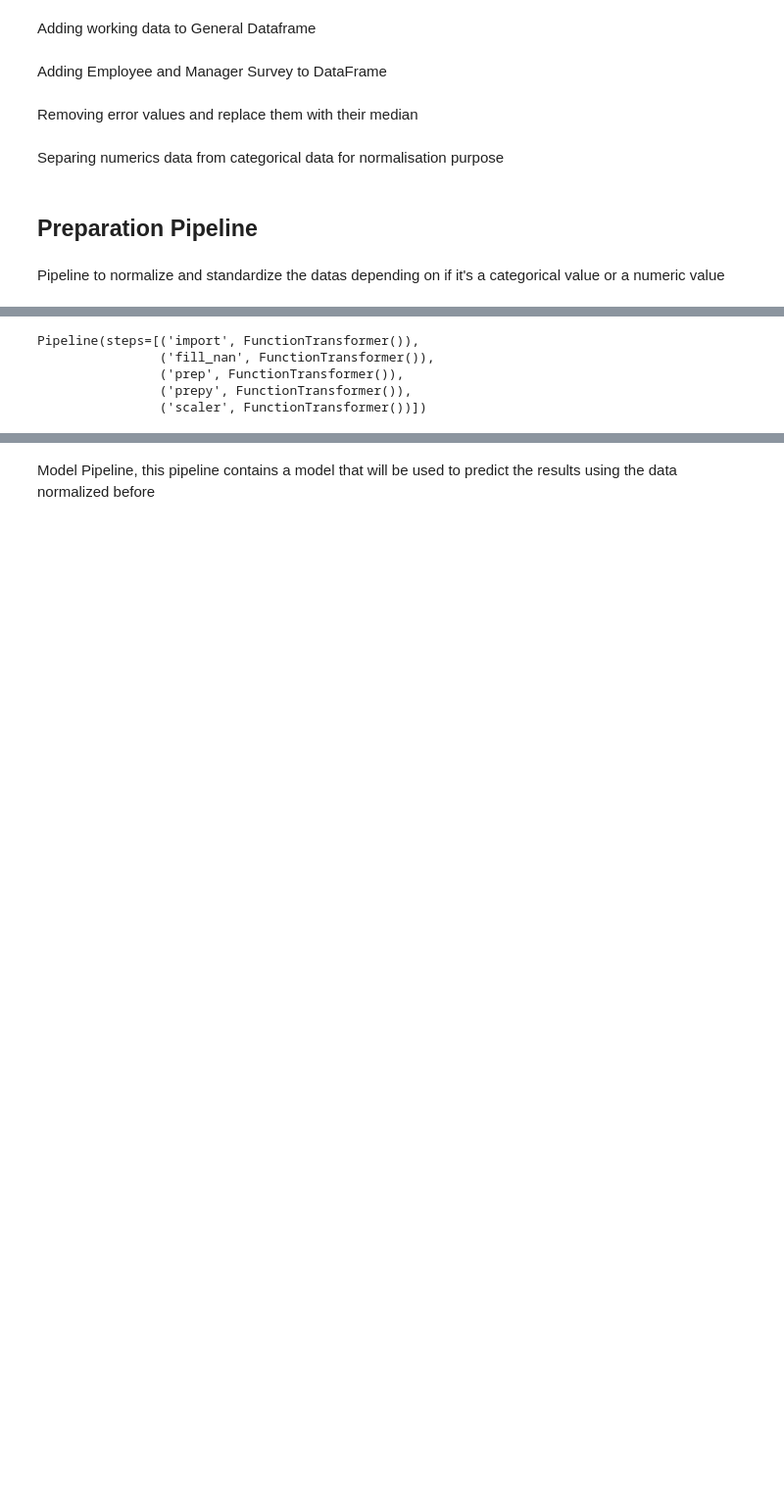
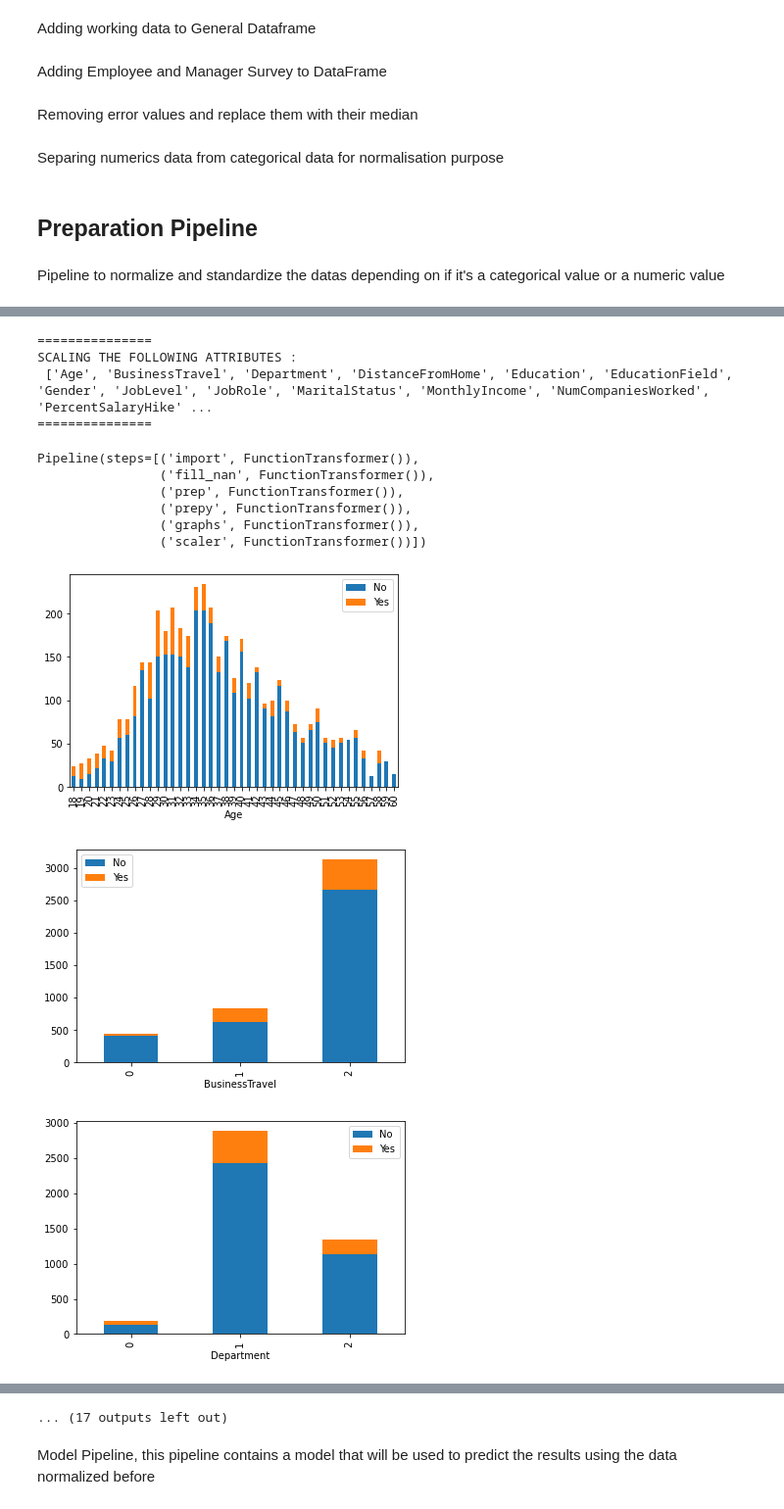
Before and after one commit to Plexiglace-EL/projet-IA, a Jupyter notebook: Model.ipynb, the cells around one changed output, grey strips where cells are left out. Shown at 98% size. Drawn from its saved outputs; the diff is of its cells as text; code cells hidden in the pictures; blank space fills up the shorter version.

```diff
--- a/Model.ipynb
+++ b/Model.ipynb
@@ -204,6 +204,13 @@ def standard_scaler(X):
     X_num = pd.DataFrame(sts.transform(X_num), columns=num_attribs)
     for i in X_num.columns:
         X[i] = X_num[i]
+# %%
+#We show the graphics with the correlation between the Attrition of every employees
+def displaying_graphs(X, y):
+    for col in X.columns :
+        pd.crosstab(X[col], y.Attrition).plot(kind="bar", stacked = True)
+        plt.xlabel(col)
+        plt.legend(["No","Yes"])
 # %% [markdown]
 ## Preparation Pipeline
 # %% [markdown]
@@ -222,6 +229,7 @@ prep_pipeline = Pipeline(
         ('fill_nan', FunctionTransformer(fill_nan(X))),
         ('prep', FunctionTransformer(label_encoding(X))),
         ('prepy', FunctionTransformer(label_encoding(y))),
+        ('graphs', FunctionTransformer(displaying_graphs(X,y))),
         ('scaler', FunctionTransformer(standard_scaler(X)))
     ]
 )
@@ -246,18 +254,26 @@ SCALING THE FOLLOWING ATTRIBUTES :
 ===============
 A value is trying to be set on a copy of a slice from a DataFrame
 
 See the caveats in the documentation: https://pandas.pydata.org/pandas-docs/stable/user_guide/indexing.html#returning-a-view-versus-a-copy
   X['EnvironmentSatisfaction'][a] = environmentSatisMean
 A value is trying to be set on a copy of a slice from a DataFrame
 
 See the caveats in the documentation: https://pandas.pydata.org/pandas-docs/stable/user_guide/indexing.html#returning-a-view-versus-a-copy
   X['JobSatisfaction'][a] = jobSatisMean
 A value is trying to be set on a copy of a slice from a DataFrame
 
 See the caveats in the documentation: https://pandas.pydata.org/pandas-docs/stable/user_guide/indexing.html#returning-a-view-versus-a-copy
   X['WorkLifeBalance'][a] = worklifemean
-Pipeline(steps=[('import', FunctionTransformer()),
-                ('fill_nan', FunctionTransformer()),
-                ('prep', FunctionTransformer()),
-                ('prepy', FunctionTransformer()),
-                ('scaler', FunctionTransformer())])
+===============
+SCALING THE FOLLOWING ATTRIBUTES :
+ ['Age', 'BusinessTravel', 'Department', 'DistanceFromHome', 'Education', 'EducationField', 'Gender', 'JobLevel', 'JobRole', 'MaritalStatus', 'MonthlyIncome', 'NumCompaniesWorked', 'PercentSalaryHike' ...
+===============
+Pipeline(steps=[('import', FunctionTransformer()),
+                ('fill_nan', FunctionTransformer()),
+                ('prep', FunctionTransformer()),
+                ('prepy', FunctionTransformer()),
+                ('graphs', FunctionTransformer()),
+                ('scaler', FunctionTransformer())])
+[figure, added]
+[figure, added]
+[figure, added]
@@ -264,3 +285,4 @@ Pipeline(steps=[('import', FunctionTransformer()),
+... (17 outputs left out)
 # %% [markdown]
 Model Pipeline, this pipeline contains a model that will be used to predict the results using the data normalized before
 # %%
```
Also changed, not shown: parts of 6 cells of this notebook.
